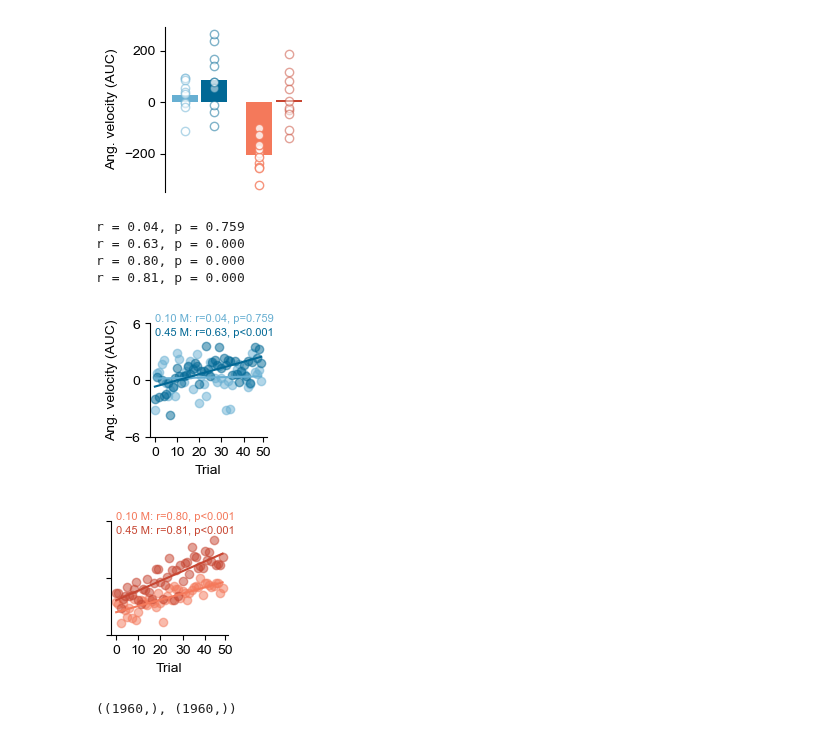
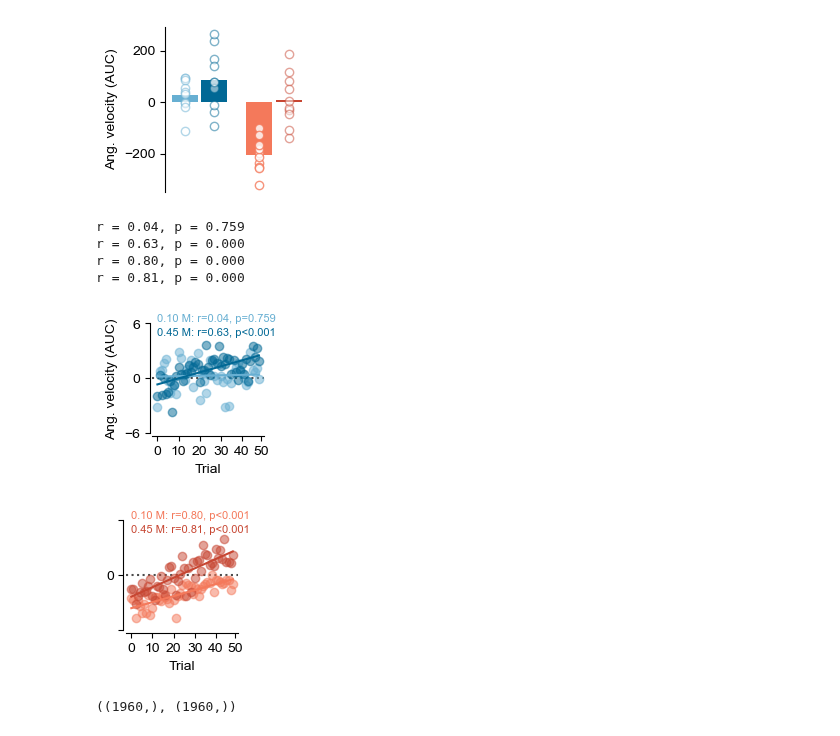
Before and after one commit to jaimemcc/bazzino, a Jupyter notebook: notebooks/figs_for_ang_vel.ipynb, the cells around one changed output. Saved outputs shown, nothing was run; the diff lists cells and outputs as text; code cells hidden in the pictures.

```diff
--- a/notebooks/figs_for_ang_vel.ipynb
+++ b/notebooks/figs_for_ang_vel.ipynb
@@ -262,7 +262,7 @@ def draw_regression_line(y, ax, color):
 def make_correlation_plot(inf10, inf45, col10, col45, yaxis=False):
 
     f, ax = plt.subplots(figsize=(1.8,1.8),
-                         gridspec_kw={"left": 0.25, "right": 0.9, "top": 0.85, "bottom": 0.22})
+                         gridspec_kw={"left": 0.28, "right": 0.9, "top": 0.85, "bottom": 0.24})
 
     ax.scatter(np.arange(len(inf10)), inf10, color=col10, alpha=0.5)
     ax.scatter(np.arange(len(inf45)), inf45, color=col45, alpha=0.5)
@@ -280,37 +280,39 @@ def make_correlation_plot(inf10, inf45, col10, col45, yaxis=False):
     else:
         p = f"p={p:.3f}"
     ax.text(0, 4.5, f"0.45 M: r={r:.2f}, {p}", color=col45, fontsize=8,
             va="bottom", ha="left")
 
-    sns.despine(ax=ax)
+    sns.despine(ax=ax, offset=2)
 
     ax.set_ylim([-6, 6])
 
     if yaxis:
         ax.set_yticks([-6, 0, 6])
         ax.set_ylabel("Ang. velocity (AUC)")
     else:
-        ax.set_yticks([-6, 0, 6], labels=["", "", "",])
+        ax.set_yticks([-6, 0, 6], labels=["", "0", "",])
 
     ax.set_xticks([0, 10, 20, 30, 40, 49], labels=["0", "10", "20", "30", "40", "50"])
     ax.set_xlabel("Trial")
+
+    ax.axhline(0, color="k", linestyle=":", alpha=0.7, zorder=-20)
 
     return f
 
 f = make_correlation_plot(replete_10_inf, replete_45_inf, colors[0], colors[1], yaxis=True)
 if savefigs:
     f.savefig(FIGSFOLDER / "correlation_vel_replete.pdf")
 
 f = make_correlation_plot(deplete_10_inf, deplete_45_inf, colors[2], colors[3])
 if savefigs:
     f.savefig(FIGSFOLDER / "correlation_vel_deplete.pdf")
 # %% [output]
 r = 0.04, p = 0.759
 r = 0.63, p = 0.000
 r = 0.80, p = 0.000
 r = 0.81, p = 0.000
-[figure, old version]
+[figure, new version]
-[figure, old version]
+[figure, new version]
 # %%
 auc_snips = snips_photo[:, 50:150].mean(axis=1)
 auc_vel = snips_vel[:, 50:150].mean(axis=1)
```
Also changed, not shown: 2 other files.
